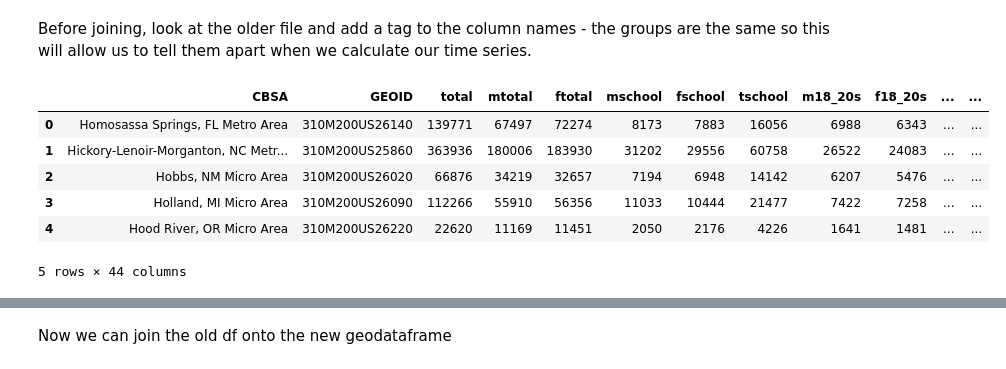
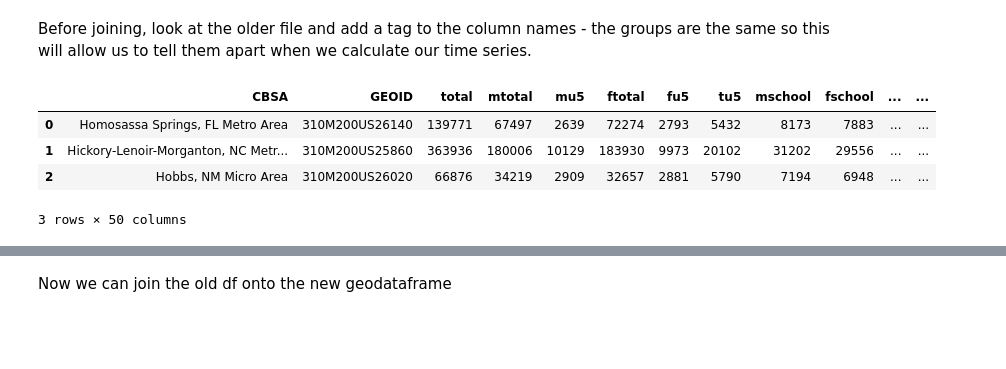
Before and after one commit to jomccall/Ageing-Peer-Communities, a Jupyter notebook: notebooks/MSA Time Series 2014_19 5Yr ACS.ipynb, the cells around one changed output, grey strips where cells are left out. Cells and saved outputs as stored; diff of their text form; code cells hidden in the pictures; blank space fills up the shorter version.

```diff
--- a/notebooks/MSA Time Series 2014_19 5Yr ACS.ipynb
+++ b/notebooks/MSA Time Series 2014_19 5Yr ACS.ipynb
@@ -25,15 +27,13 @@ new.head(3)
 # %% [markdown]
 Before joining, look at the older file and add a tag to the column names - the groups are the same so this will allow us to tell them apart when we calculate our time series.
 # %%
-old.head()
+old.head(3)
 # %% [output]
-|  | CBSA | GEOID | total | mtotal | ftotal | mschool | fschool | tschool | m18_20s | f18_20s | ... | ... |
-| 0 | Homosassa Springs, FL Metro Area | 310M200US26140 | 139771 | 67497 | 72274 | 8173 | 7883 | 16056 | 6988 | 6343 | ... | ... |
-| 1 | Hickory-Lenoir-Morganton, NC Metr... | 310M200US25860 | 363936 | 180006 | 183930 | 31202 | 29556 | 60758 | 26522 | 24083 | ... | ... |
-| 2 | Hobbs, NM Micro Area | 310M200US26020 | 66876 | 34219 | 32657 | 7194 | 6948 | 14142 | 6207 | 5476 | ... | ... |
-| 3 | Holland, MI Micro Area | 310M200US26090 | 112266 | 55910 | 56356 | 11033 | 10444 | 21477 | 7422 | 7258 | ... | ... |
-| 4 | Hood River, OR Micro Area | 310M200US26220 | 22620 | 11169 | 11451 | 2050 | 2176 | 4226 | 1641 | 1481 | ... | ... |
+|  | CBSA | GEOID | total | mtotal | mu5 | ftotal | fu5 | tu5 | mschool | fschool | ... | ... |
+| 0 | Homosassa Springs, FL Metro Area | 310M200US26140 | 139771 | 67497 | 2639 | 72274 | 2793 | 5432 | 8173 | 7883 | ... | ... |
+| 1 | Hickory-Lenoir-Morganton, NC Metr... | 310M200US25860 | 363936 | 180006 | 10129 | 183930 | 9973 | 20102 | 31202 | 29556 | ... | ... |
+| 2 | Hobbs, NM Micro Area | 310M200US26020 | 66876 | 34219 | 2909 | 32657 | 2881 | 5790 | 7194 | 6948 | ... | ... |
-5 rows × 44 columns
+3 rows × 50 columns
 # %%
 #for loop for renaming them with an O* for old at the beginning of each column
 for col in old.columns:
```
Also changed, not shown: parts of 38 cells of this notebook, 5 other files.
